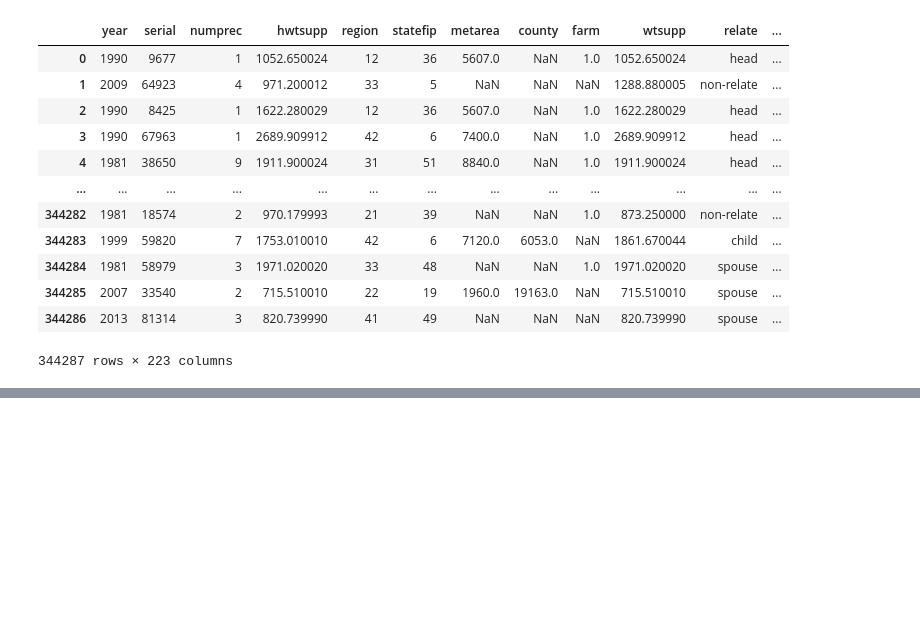
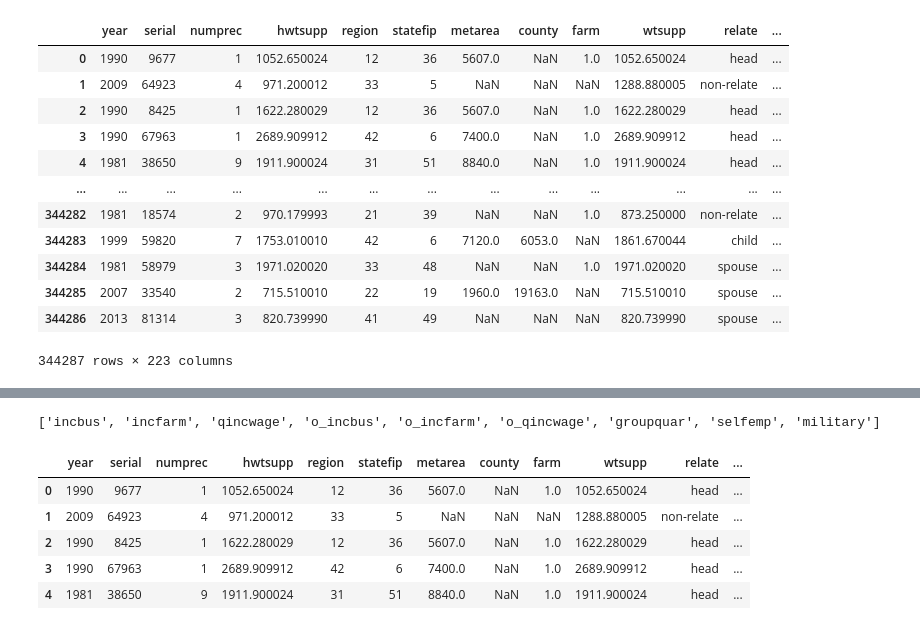
Before and after one commit to Pranshirastogi/Data-analytics-python-course-, a Jupyter notebook: Data Analytics/major project/work/gpg.ipynb, the cells around one changed output, grey strips where cells are left out. Cells and saved outputs as stored; diff of their text form; code cells hidden in the pictures; blank space fills up the shorter version.

```diff
--- a/Data Analytics/major project/work/gpg.ipynb
+++ b/Data Analytics/major project/work/gpg.ipynb
@@ -153,0 +228,16 @@ df['empstat']=df['empstat'].apply(fix_employment_value)
+# %%
+all_zero_cols = df.columns[df.eq(0).all()].tolist()
+print(all_zero_cols)
+# %% [output]
+['incbus', 'incfarm', 'qincwage', 'o_incbus', 'o_incfarm', 'o_qincwage', 'groupquar', 'selfemp', 'military']
+# %%
+coldrop2 = ['incbus', 'incfarm', 'qincwage', 'o_incbus', 'o_incfarm', 'o_qincwage', 'groupquar', 'selfemp', 'military']
+df.drop(columns=coldrop2,inplace=True)
+df.head(5)
+# %% [output]
+|  | year | serial | numprec | hwtsupp | region | statefip | metarea | county | farm | wtsupp | relate | ... |
+| 0 | 1990 | 9677 | 1 | 1052.650024 | 12 | 36 | 5607.0 | NaN | 1.0 | 1052.650024 | head | ... |
+| 1 | 2009 | 64923 | 4 | 971.200012 | 33 | 5 | NaN | NaN | NaN | 1288.880005 | non-relate | ... |
+| 2 | 1990 | 8425 | 1 | 1622.280029 | 12 | 36 | 5607.0 | NaN | 1.0 | 1622.280029 | head | ... |
+| 3 | 1990 | 67963 | 1 | 2689.909912 | 42 | 6 | 7400.0 | NaN | 1.0 | 2689.909912 | head | ... |
+| 4 | 1981 | 38650 | 9 | 1911.900024 | 31 | 51 | 8840.0 | NaN | 1.0 | 1911.900024 | head | ... |
```
Also changed, not shown: parts of 11 cells of this notebook.
